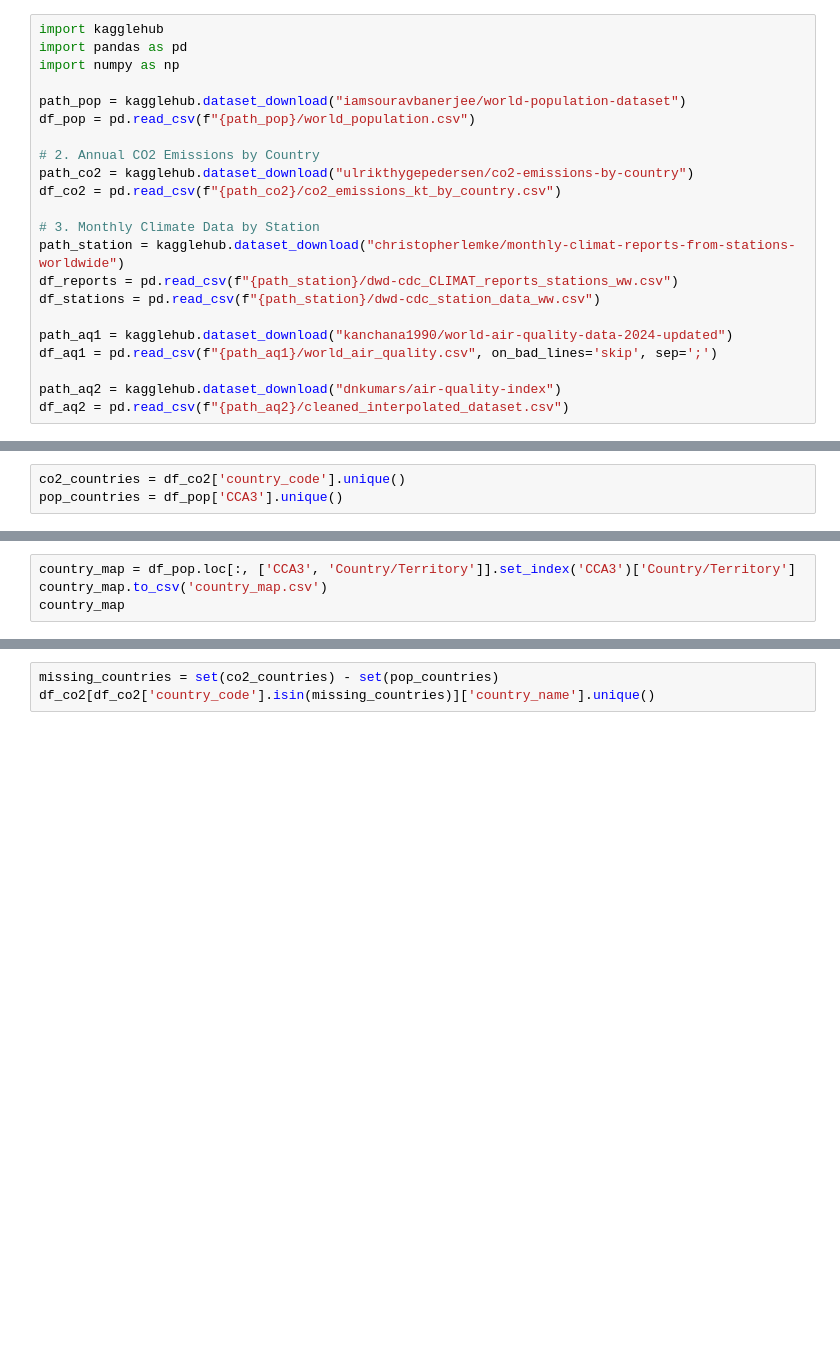
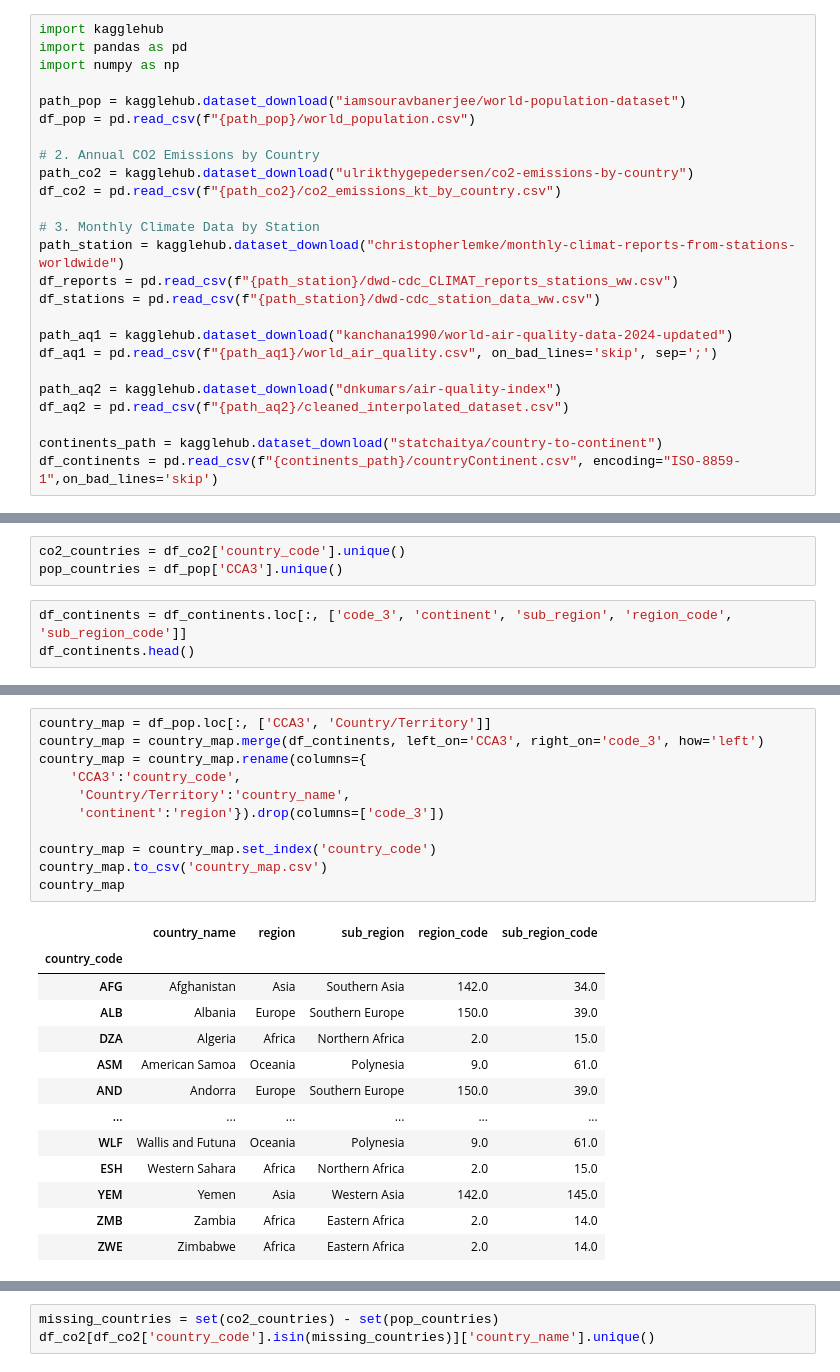
Before and after one commit to erdnuz/climate_lens, a Jupyter notebook: preprocessing.ipynb, the cells around one changed output, grey strips where cells are left out. Cells and saved outputs as stored; diff of their text form; blank space fills up the shorter version.

```diff
--- a/preprocessing.ipynb
+++ b/preprocessing.ipynb
@@ -20,8 +20,14 @@ df_aq1 = pd.read_csv(f"{path_aq1}/world_air_quality.csv", on_bad_lines='skip', s
 
 path_aq2 = kagglehub.dataset_download("dnkumars/air-quality-index")
 df_aq2 = pd.read_csv(f"{path_aq2}/cleaned_interpolated_dataset.csv")
+
+continents_path = kagglehub.dataset_download("statchaitya/country-to-continent")
+df_continents = pd.read_csv(f"{continents_path}/countryContinent.csv", encoding="ISO-8859-1",on_bad_lines='skip')
 # %% [markdown]
 ## Co2 DF
 # %%
 co2_countries = df_co2['country_code'].unique()
 pop_countries = df_pop['CCA3'].unique()
+# %%
+df_continents = df_continents.loc[:, ['code_3', 'continent', 'sub_region', 'region_code', 'sub_region_code']]
+df_continents.head()
@@ -28,5 +41,25 @@ pop_countries = df_pop['CCA3'].unique()
 # %%
-country_map = df_pop.loc[:, ['CCA3', 'Country/Territory']].set_index('CCA3')['Country/Territory']
+country_map = df_pop.loc[:, ['CCA3', 'Country/Territory']]
+country_map = country_map.merge(df_continents, left_on='CCA3', right_on='code_3', how='left')
+country_map = country_map.rename(columns={
+    'CCA3':'country_code',
+     'Country/Territory':'country_name',
+     'continent':'region'}).drop(columns=['code_3'])
+
+country_map = country_map.set_index('country_code')
 country_map.to_csv('country_map.csv')
 country_map
 # %% [output]
+|  | country_name | region | sub_region | region_code | sub_region_code |
+| country_code |  |  |  |  |  |
+| AFG | Afghanistan | Asia | Southern Asia | 142.0 | 34.0 |
+| ALB | Albania | Europe | Southern Europe | 150.0 | 39.0 |
+| DZA | Algeria | Africa | Northern Africa | 2.0 | 15.0 |
+| ASM | American Samoa | Oceania | Polynesia | 9.0 | 61.0 |
+| AND | Andorra | Europe | Southern Europe | 150.0 | 39.0 |
+| ... | ... | ... | ... | ... | ... |
+| WLF | Wallis and Futuna | Oceania | Polynesia | 9.0 | 61.0 |
+| ESH | Western Sahara | Africa | Northern Africa | 2.0 | 15.0 |
+| YEM | Yemen | Asia | Western Asia | 142.0 | 145.0 |
+| ZMB | Zambia | Africa | Eastern Africa | 2.0 | 14.0 |
+| ZWE | Zimbabwe | Africa | Eastern Africa | 2.0 | 14.0 |
```
Also changed, not shown: parts of 22 cells of this notebook, 4 other files.
